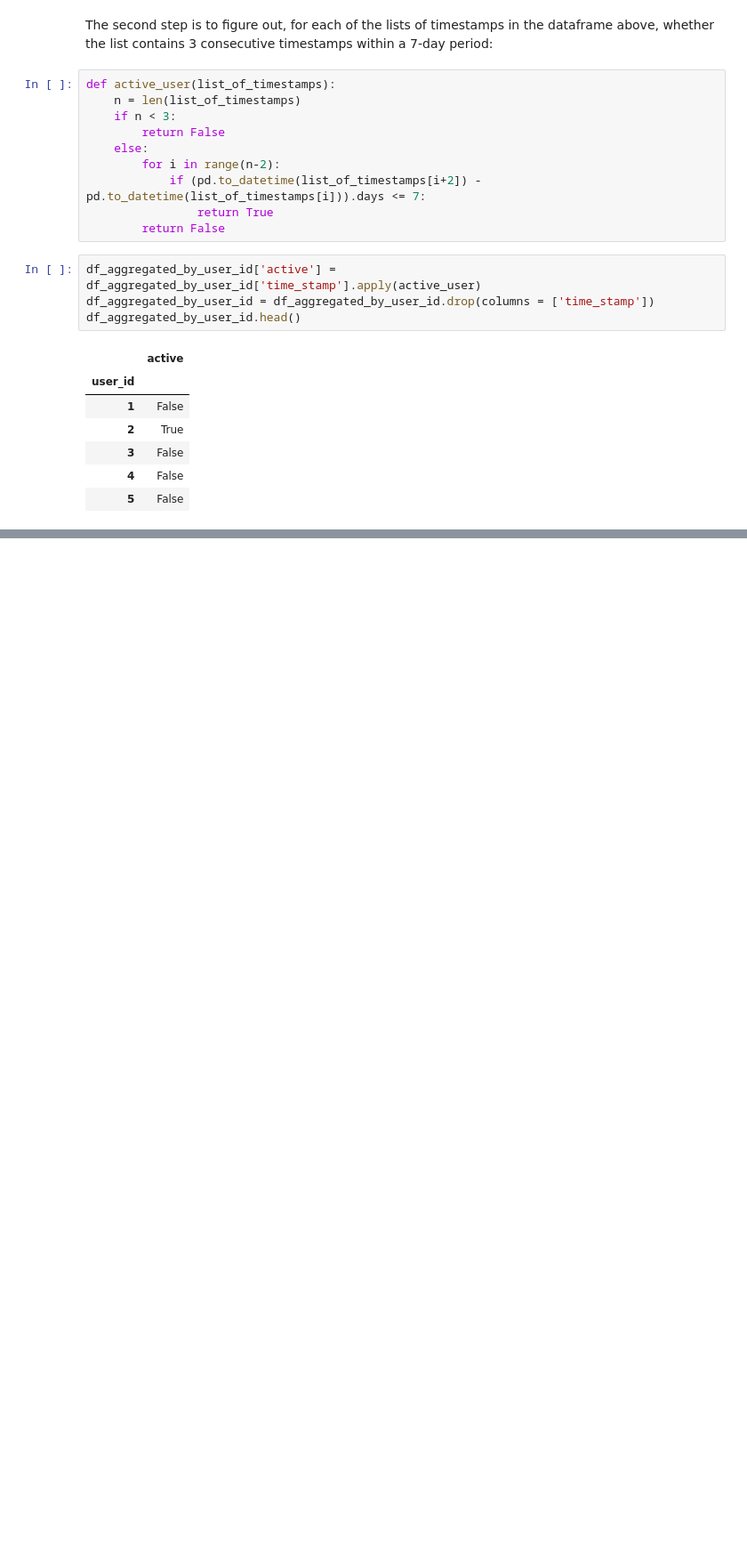
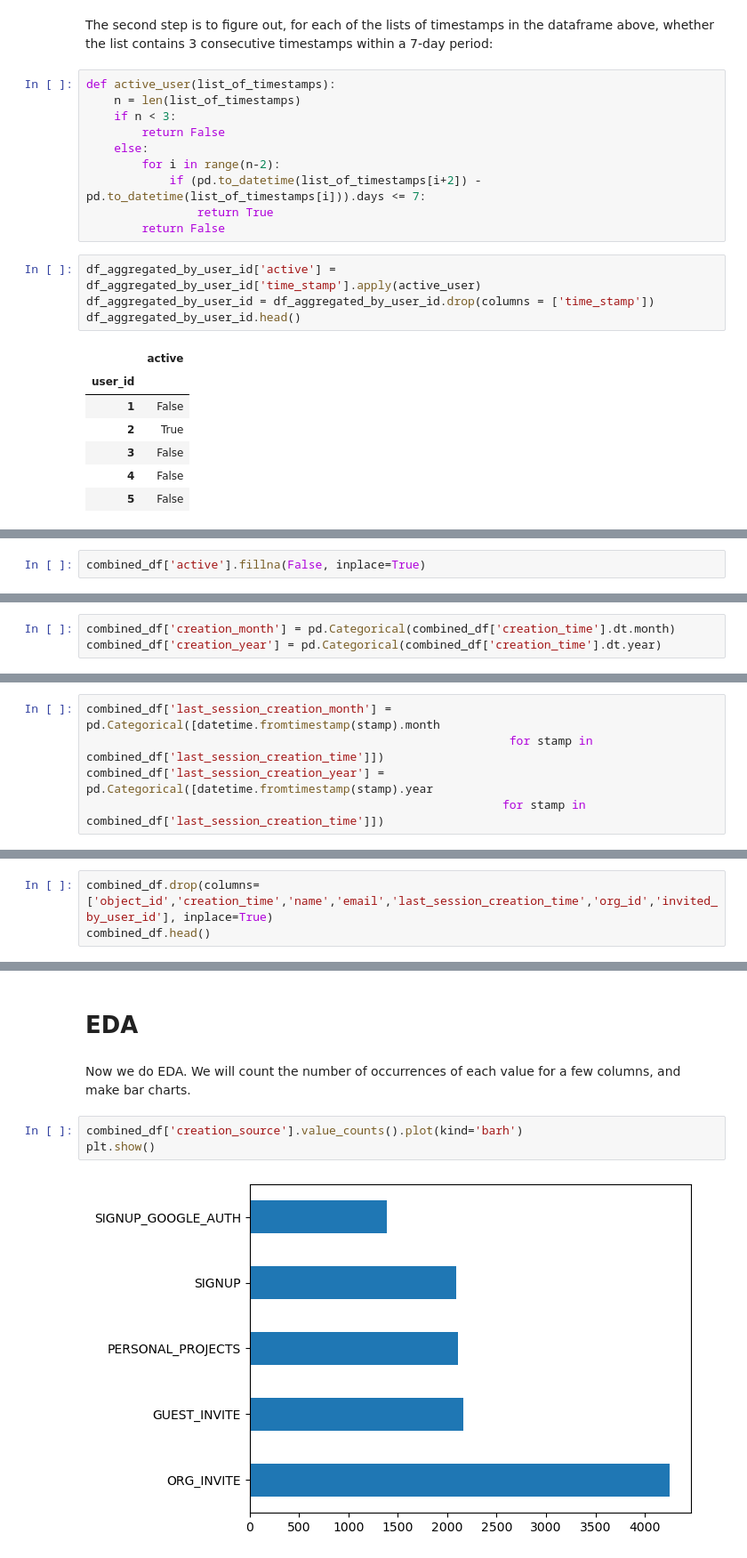
Before and after one commit to nhongphuc/relax-challenge, a Jupyter notebook: relax.ipynb, the cells around one changed output, grey strips where cells are left out. Shown: that part at 89% size. Drawn from its saved outputs; the diff is of its cells as text; blank space fills up the shorter version.

```diff
--- a/relax.ipynb
+++ b/relax.ipynb
@@ -115,0 +142,2 @@ df_aggregated_by_user_id.head()
+# %%
+combined_df['active'].fillna(False, inplace=True)
@@ -115,0 +146,3 @@ df_aggregated_by_user_id.head()
+# %%
+combined_df['creation_month'] = pd.Categorical(combined_df['creation_time'].dt.month)
+combined_df['creation_year'] = pd.Categorical(combined_df['creation_time'].dt.year)
@@ -115,0 +151,5 @@ df_aggregated_by_user_id.head()
+# %%
+combined_df['last_session_creation_month'] = pd.Categorical([datetime.fromtimestamp(stamp).month
+                                                             for stamp in combined_df['last_session_creation_time']])
+combined_df['last_session_creation_year'] = pd.Categorical([datetime.fromtimestamp(stamp).year
+                                                            for stamp in combined_df['last_session_creation_time']])
@@ -115,0 +158,3 @@ df_aggregated_by_user_id.head()
+# %%
+combined_df.drop(columns=['object_id','creation_time','name','email','last_session_creation_time','org_id','invited_by_user_id'], inplace=True)
+combined_df.head()
@@ -115,0 +168,9 @@ df_aggregated_by_user_id.head()
+# %% [markdown]
+# EDA
+# %% [markdown]
+Now we do EDA. We will count the number of occurrences of each value for a few columns, and make bar charts.
+# %%
+combined_df['creation_source'].value_counts().plot(kind='barh')
+plt.show()
+# %% [output]
+[figure, added]
```
Also changed, not shown: parts of 36 cells of this notebook.
